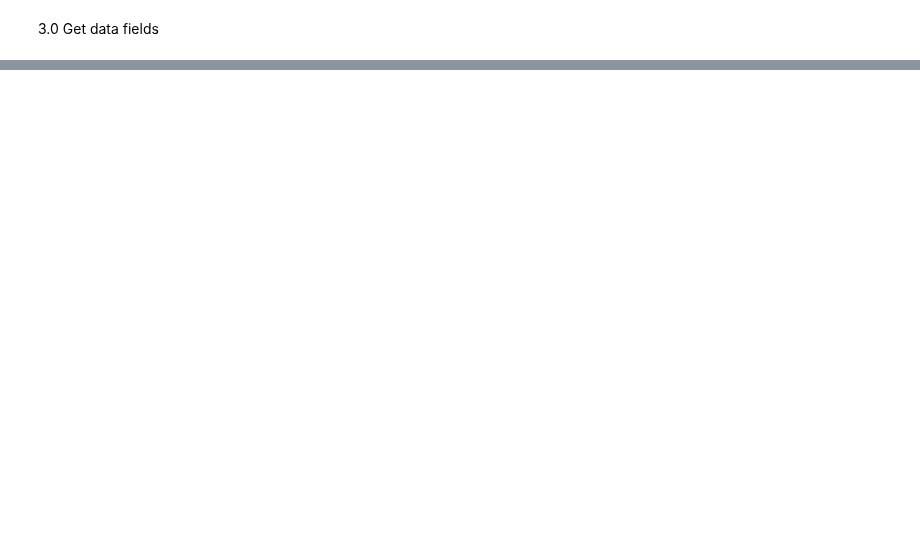
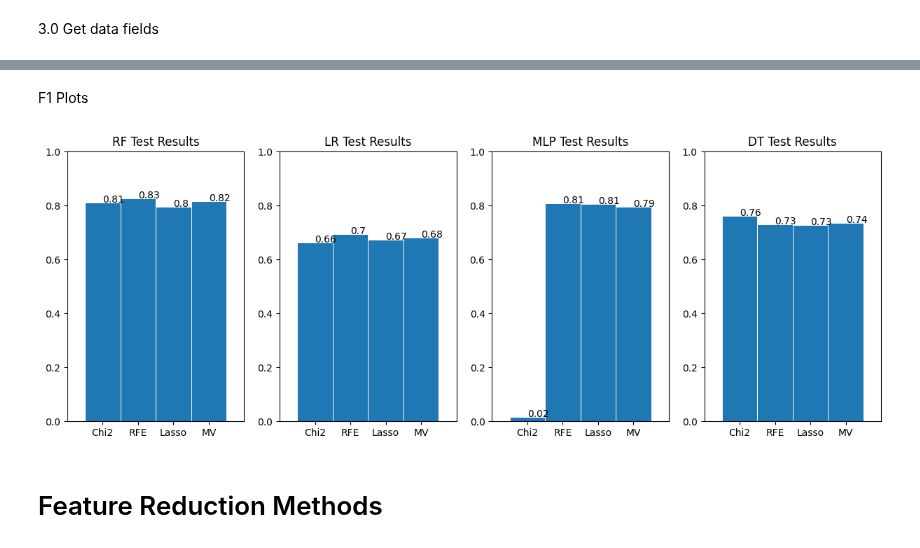
Before and after one commit to JoshPhang/CreditCardFraudDetection, a Jupyter notebook: FraudDetection.ipynb, the cells around one changed output, grey strips where cells are left out. Drawn from its saved outputs; the diff is of its cells as text; code cells hidden in the pictures; blank space fills up the shorter version.

Commit message:
Displayed feature reduction methods compared to base results in bar graph

```diff
--- a/FraudDetection.ipynb
+++ b/FraudDetection.ipynb
@@ -123,18 +123,18 @@ V28 0.0010666184125419354
 # %%
-from sklearn.svm import SVC
+from sklearn.ensemble import RandomForestClassifier
 from sklearn.linear_model import LogisticRegression
 from sklearn.neural_network import MLPClassifier
 from sklearn.tree import DecisionTreeClassifier
 from sklearn.metrics import f1_score
 
 def modelAnalyzer(X_train, X_test, y_train, y_test):
-    svc = SVC(random_state = 24)
+    rf = RandomForestClassifier(random_state = 24)
     lgr = LogisticRegression(random_state = 24)
     mlp = MLPClassifier(random_state = 24)
     dt = DecisionTreeClassifier(random_state = 24)
 
-    models = [svc, lgr, mlp, dt]
-    model_dict={0:'SVC',1:'LogisticRegression',2:'MLPClassifier',3:'DecisionTreeClassifier'}
+    models = [rf, lgr, mlp, dt]
+    model_dict={0:'RandomForestClassifier',1:'LogisticRegression',2:'MLPClassifier',3:'DecisionTreeClassifier'}
 
     results = {}
 
@@ -389,0 +338,70 @@ plt.show()
+# %% [markdown]
+F1 Plots
+# %%
+import matplotlib.pyplot as plt
+
+# RF
+x = ['Chi2', 'RFE', 'Lasso', 'MV']
+y = [chi2_f1_score['RandomForestClassifier'], rfe_f1_score['RandomForestClassifier'], lasso_f1_score['RandomForestClassifier'], majority_f1_score['RandomForestClassifier']]
+
+fig, (ax1, ax2, ax3, ax4) = plt.subplots(1,4)
+plt.subplot(1,4,1)
+
+ax1.bar(x, y, width=1, edgecolor="white", linewidth=0.7)
+
+ax1.set(xlim=(-1, 4),
+       ylim=(0, 1),
+       title="RF Test Results")
+
+for i in range(len(x)):
+        plt.text(i,y[i],y[i].round(2))
+
+# LR
+x = ['Chi2', 'RFE', 'Lasso', 'MV']
+y = [chi2_f1_score['LogisticRegression'], rfe_f1_score['LogisticRegression'], lasso_f1_score['LogisticRegression'], majority_f1_score['LogisticRegression']]
+
+plt.subplot(1,4,2)
+
+ax2.bar(x, y, width=1, edgecolor="white", linewidth=0.7)
+
+ax2.set(xlim=(-1, 4),
+       ylim=(0, 1),
+       title="LR Test Results")
+for i in range(len(x)):
+        plt.text(i,y[i],y[i].round(2))
+
+
+# MLP
+y = [chi2_f1_score['MLPClassifier'], rfe_f1_score['MLPClassifier'], lasso_f1_score['MLPClassifier'], majority_f1_score['MLPClassifier']]
+
+plt.subplot(1,4,3)
+
+ax3.bar(x, y, width=1, edgecolor="white", linewidth=0.7)
+
+ax3.set(xlim=(-1, 4),
+       ylim=(0, 1),
+       title="MLP Test Results")
+for i in range(len(x)):
+        plt.text(i,y[i],y[i].round(2))
+
+
+# DT
+y = [chi2_f1_score['DecisionTreeClassifier'], rfe_f1_score['DecisionTreeClassifier'], lasso_f1_score['DecisionTreeClassifier'], majority_f1_score['DecisionTreeClassifier']]
+
+plt.subplot(1,4,4)
+
+ax4.bar(x, y, width=1, edgecolor="white", linewidth=0.7)
+
+ax4.set(xlim=(-1, 4),
+       ylim=(0, 1),
+       title="DT Test Results")
+for i in range(len(x)):
+        plt.text(i,y[i],y[i].round(2))
+
+fig.set_figheight(5)
+fig.set_figwidth(15)
+plt.show()
+# %% [output]
+[figure, added]
+# %% [markdown]
+# Feature Reduction Methods
```
Also changed, not shown: parts of 19 cells of this notebook.
